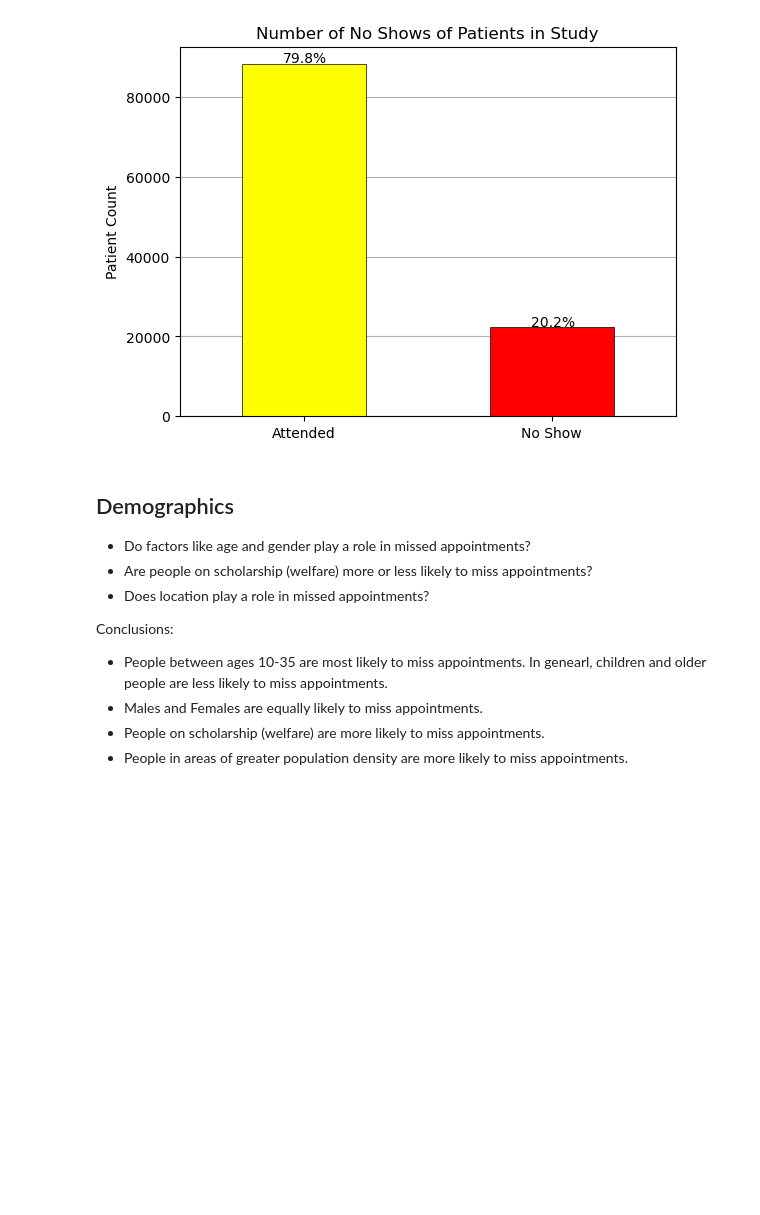
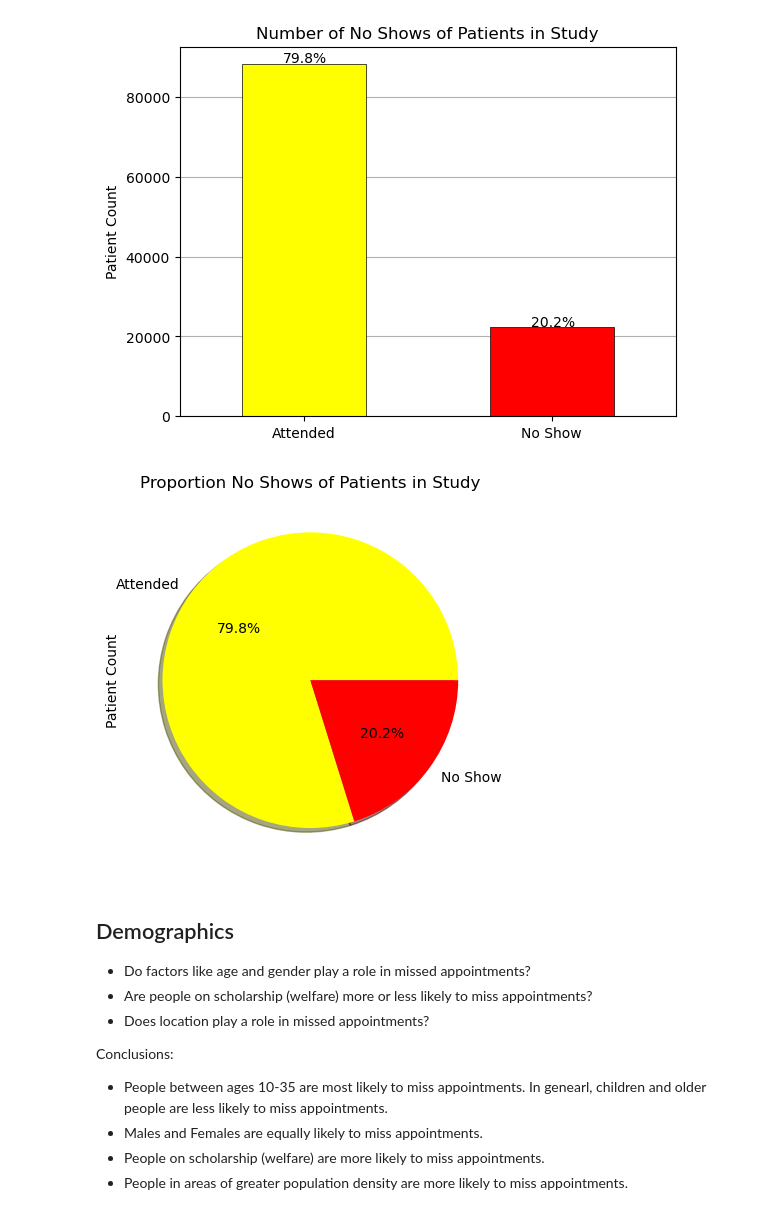
Before and after one commit to Omeagon/Project1, a Jupyter notebook: DataAnalysisSteph.ipynb, the cells around one changed output. Drawn from its saved outputs; the diff is of its cells as text; code cells hidden in the pictures; blank space fills up the shorter version.

```diff
--- a/DataAnalysisSteph.ipynb
+++ b/DataAnalysisSteph.ipynb
@@ -95,6 +95,26 @@ plt.savefig("output/Num_no_shows.png")
 plt.show()
 # %% [output]
 [figure]
+# %%
+# Pie graph of no shows and attended
+labels = ['Attended','No Show']
+colors = ['yellow','red']
+ax = no_show_counts.plot(kind = 'pie',
+        xlabel = '',
+        ylabel = 'Patient Count',
+        title = 'Proportion No Shows of Patients in Study',
+        colors = colors,
+        labels = labels,
+        autopct = '%1.1f%%',
+        shadow = True,
+        )
+
+# Save the figure
+plt.savefig("output/Num_no_shows_pie.png")
+# Show figure
+plt.show()
+# %% [output]
+[figure, added]
 # %% [markdown]
 ## Demographics
 - Do factors like age and gender play a role in missed appointments?
```
Also changed, not shown: parts of 2 cells of this notebook, 4 other files.
